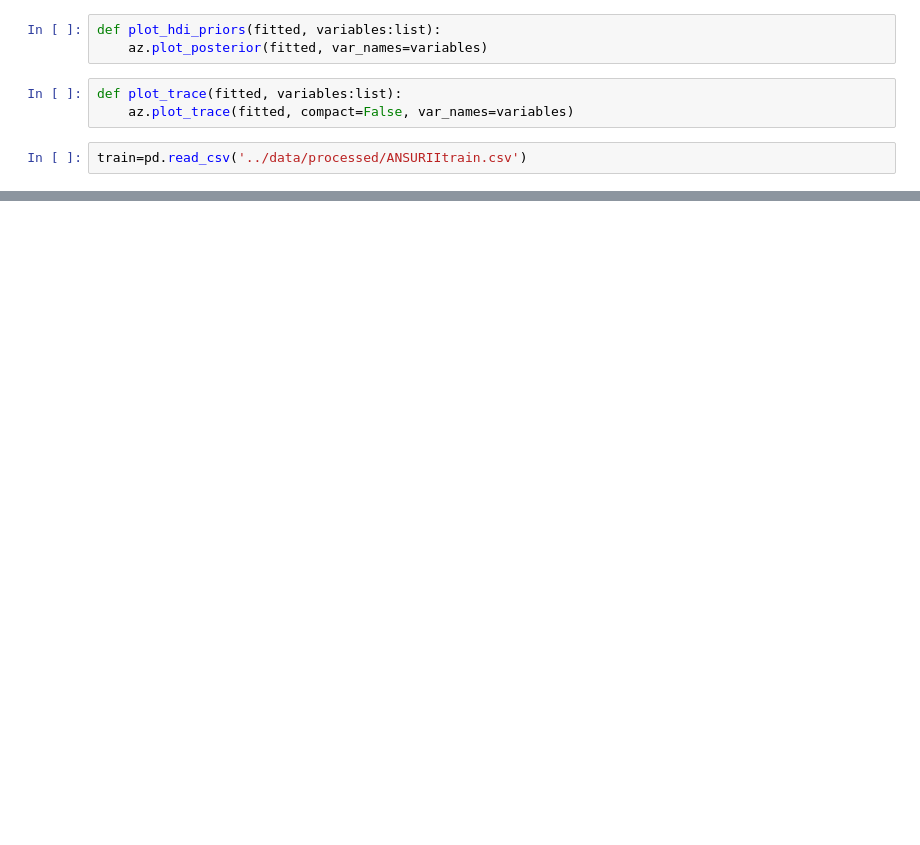
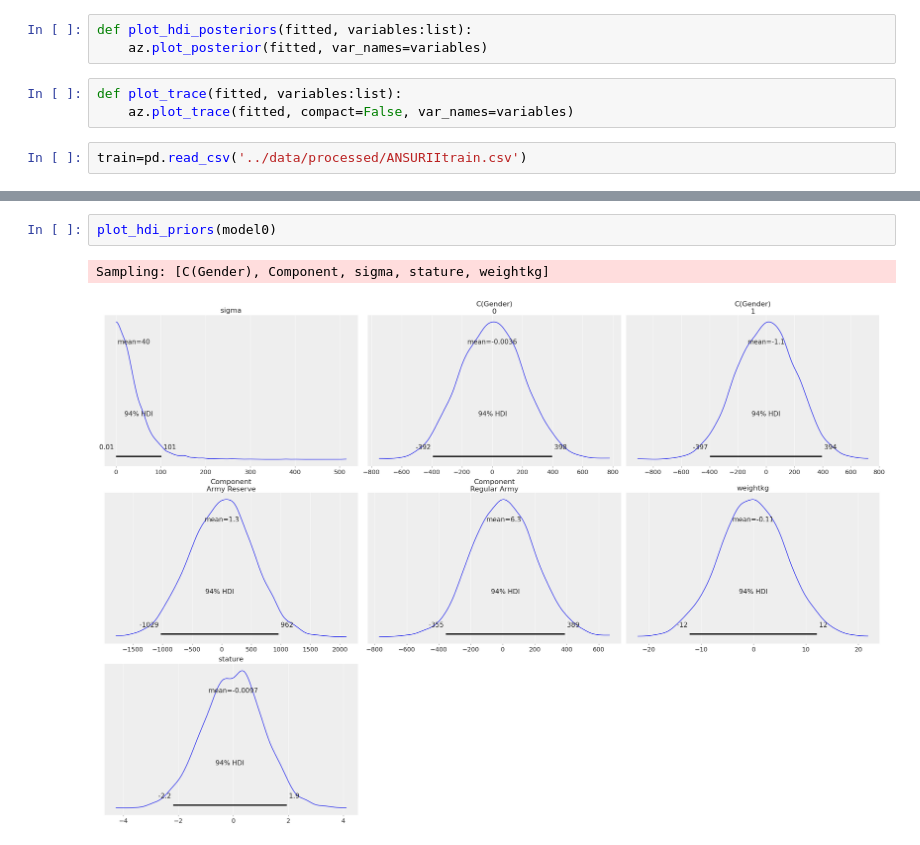
Before and after one commit to jobindjohn/anthromass, a Jupyter notebook: anthropmass/nbs/250_anthro_bambi_viz.ipynb, the cells around one changed output, grey strips where cells are left out. Drawn from its saved outputs; the diff is of its cells as text; blank space fills up the shorter version.

```diff
--- a/anthropmass/nbs/250_anthro_bambi_viz.ipynb
+++ b/anthropmass/nbs/250_anthro_bambi_viz.ipynb
@@ -23,7 +24,7 @@ def plot_forest(fitted, variables:list):
 def plot_hdi_priors(model):
     model.plot_priors()
 # %%
-def plot_hdi_priors(fitted, variables:list):
+def plot_hdi_posteriors(fitted, variables:list):
     az.plot_posterior(fitted, var_names=variables)
 # %%
 def plot_trace(fitted, variables:list):
@@ -36,0 +71,5 @@ plot_prior_predictive(model0)
+# %%
+plot_hdi_priors(model0)
+# %% [output]
+Sampling: [C(Gender), Component, sigma, stature, weightkg]
+[figure, added]
```
Also changed, not shown: parts of 10 cells of this notebook, 14 other files.
